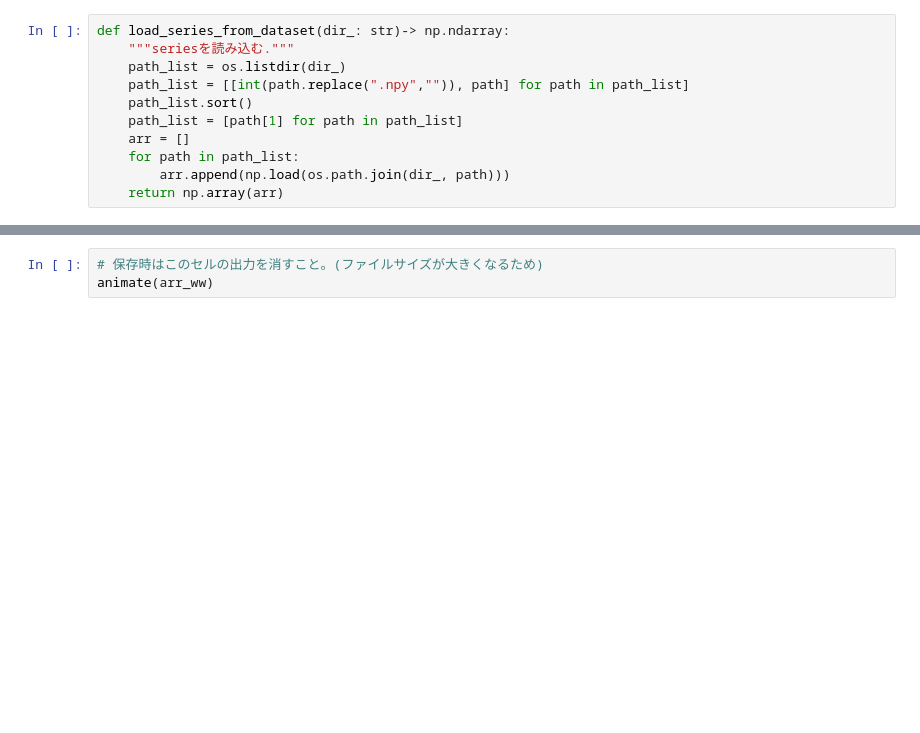
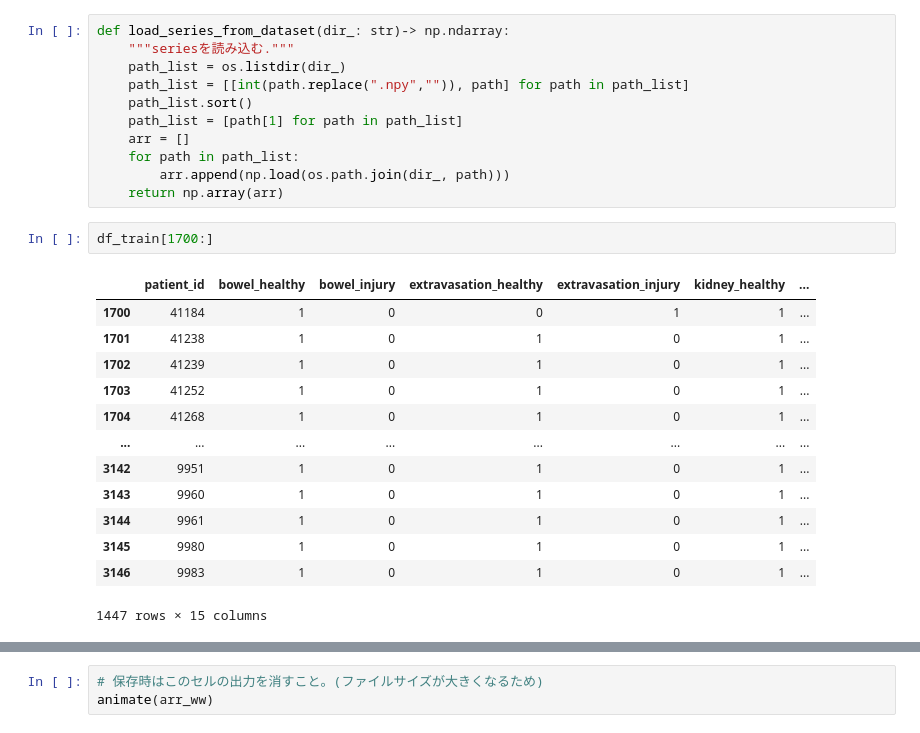
Before and after one commit to tachyon777/rsna-2023, a Jupyter notebook: notebooks/exp003.ipynb, the cells around one changed output, grey strips where cells are left out. Drawn from its saved outputs; the diff is of its cells as text; blank space fills up the shorter version.

```diff
--- a/notebooks/exp003.ipynb
+++ b/notebooks/exp003.ipynb
@@ -49,3 +49,19 @@ def load_series_from_dataset(dir_: str)-> np.ndarray:
     for path in path_list:
         arr.append(np.load(os.path.join(dir_, path)))
     return np.array(arr)
+# %%
+df_train[1700:]
+# %% [output]
+|  | patient_id | bowel_healthy | bowel_injury | extravasation_healthy | extravasation_injury | kidney_healthy | ... |
+| 1700 | 41184 | 1 | 0 | 0 | 1 | 1 | ... |
+| 1701 | 41238 | 1 | 0 | 1 | 0 | 1 | ... |
+| 1702 | 41239 | 1 | 0 | 1 | 0 | 1 | ... |
+| 1703 | 41252 | 1 | 0 | 1 | 0 | 1 | ... |
+| 1704 | 41268 | 1 | 0 | 1 | 0 | 1 | ... |
+| ... | ... | ... | ... | ... | ... | ... | ... |
+| 3142 | 9951 | 1 | 0 | 1 | 0 | 1 | ... |
+| 3143 | 9960 | 1 | 0 | 1 | 0 | 1 | ... |
+| 3144 | 9961 | 1 | 0 | 1 | 0 | 1 | ... |
+| 3145 | 9980 | 1 | 0 | 1 | 0 | 1 | ... |
+| 3146 | 9983 | 1 | 0 | 1 | 0 | 1 | ... |
+1447 rows × 15 columns
```
Also changed, not shown: parts of 2 cells of this notebook, 6 other files.
